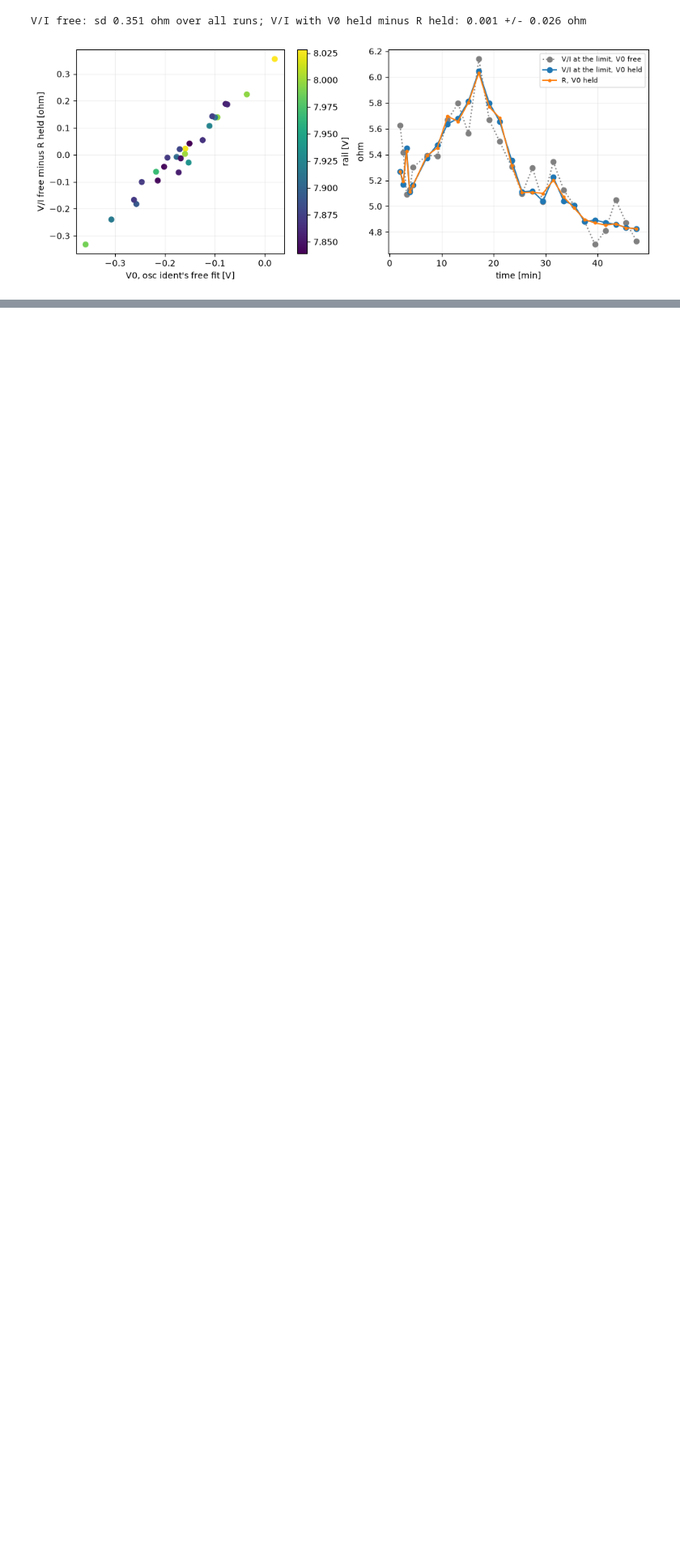
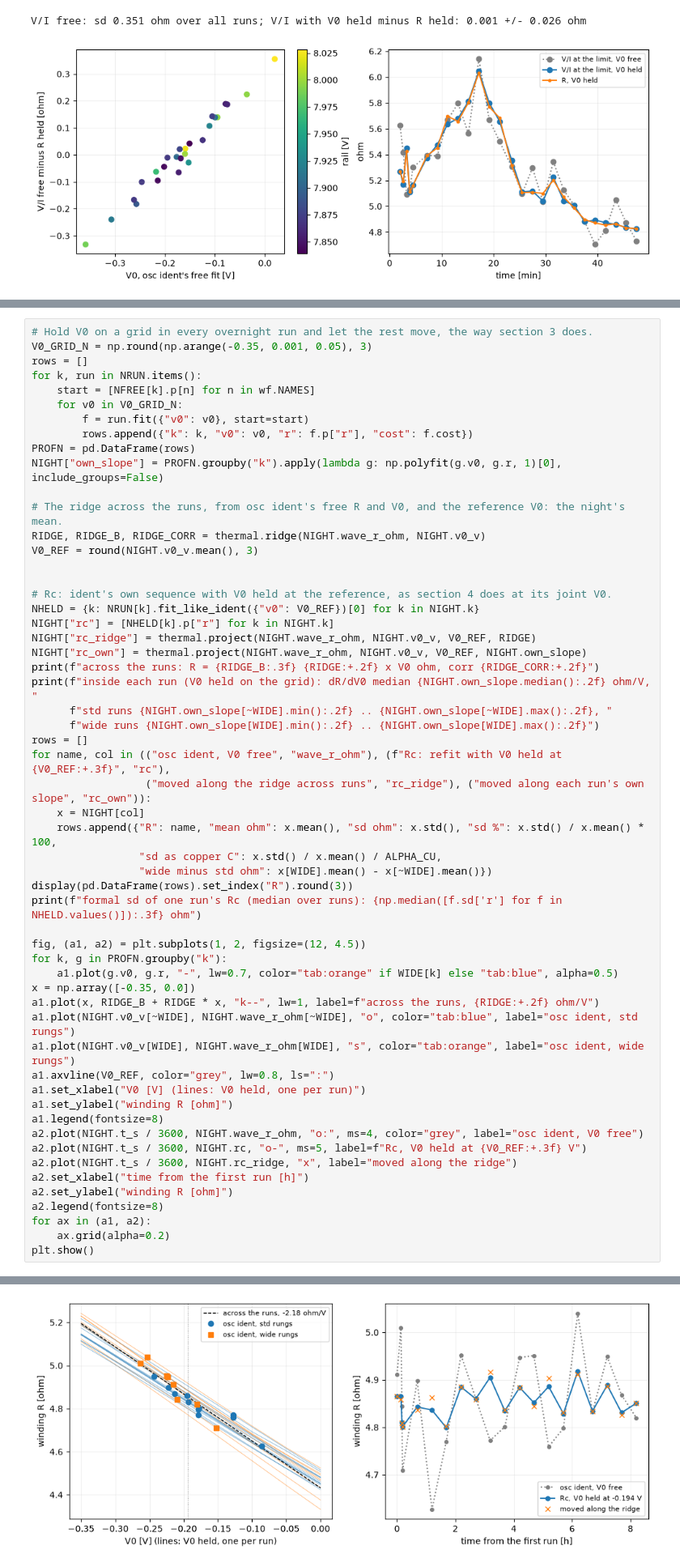
Before and after one commit to OpenServoCore/open-servo-core, a Jupyter notebook: notebooks/14-winding-r-as-a-thermometer.ipynb, the cells around one changed output, grey strips where cells are left out. Shown at 81% size. Cells and saved outputs as stored; diff of their text form; blank space fills up the shorter version.

```diff
--- a/notebooks/14-winding-r-as-a-thermometer.ipynb
+++ b/notebooks/14-winding-r-as-a-thermometer.ipynb
@@ -1022,0 +1170,57 @@ landing where the bridge and the offset cancel at 0.253 A. It is not a rule.
+# %%
+# Hold V0 on a grid in every overnight run and let the rest move, the way section 3 does.
+V0_GRID_N = np.round(np.arange(-0.35, 0.001, 0.05), 3)
+rows = []
+for k, run in NRUN.items():
+    start = [NFREE[k].p[n] for n in wf.NAMES]
+    for v0 in V0_GRID_N:
+        f = run.fit({"v0": v0}, start=start)
+        rows.append({"k": k, "v0": v0, "r": f.p["r"], "cost": f.cost})
+PROFN = pd.DataFrame(rows)
+NIGHT["own_slope"] = PROFN.groupby("k").apply(lambda g: np.polyfit(g.v0, g.r, 1)[0], include_groups=False)
+
+# The ridge across the runs, from osc ident's free R and V0, and the reference V0: the night's mean.
+RIDGE, RIDGE_B, RIDGE_CORR = thermal.ridge(NIGHT.wave_r_ohm, NIGHT.v0_v)
+V0_REF = round(NIGHT.v0_v.mean(), 3)
+
+
+# Rc: ident's own sequence with V0 held at the reference, as section 4 does at its joint V0.
+NHELD = {k: NRUN[k].fit_like_ident({"v0": V0_REF})[0] for k in NIGHT.k}
+NIGHT["rc"] = [NHELD[k].p["r"] for k in NIGHT.k]
+NIGHT["rc_ridge"] = thermal.project(NIGHT.wave_r_ohm, NIGHT.v0_v, V0_REF, RIDGE)
+NIGHT["rc_own"] = thermal.project(NIGHT.wave_r_ohm, NIGHT.v0_v, V0_REF, NIGHT.own_slope)
+print(f"across the runs: R = {RIDGE_B:.3f} {RIDGE:+.2f} x V0 ohm, corr {RIDGE_CORR:+.2f}")
+print(f"inside each run (V0 held on the grid): dR/dV0 median {NIGHT.own_slope.median():.2f} ohm/V, "
+      f"std runs {NIGHT.own_slope[~WIDE].min():.2f} .. {NIGHT.own_slope[~WIDE].max():.2f}, "
+      f"wide runs {NIGHT.own_slope[WIDE].min():.2f} .. {NIGHT.own_slope[WIDE].max():.2f}")
+rows = []
+for name, col in (("osc ident, V0 free", "wave_r_ohm"), (f"Rc: refit with V0 held at {V0_REF:+.3f}", "rc"),
+                  ("moved along the ridge across runs", "rc_ridge"), ("moved along each run's own slope", "rc_own")):
+    x = NIGHT[col]
+    rows.append({"R": name, "mean ohm": x.mean(), "sd ohm": x.std(), "sd %": x.std() / x.mean() * 100,
+                 "sd as copper C": x.std() / x.mean() / ALPHA_CU,
+                 "wide minus std ohm": x[WIDE].mean() - x[~WIDE].mean()})
+display(pd.DataFrame(rows).set_index("R").round(3))
+print(f"formal sd of one run's Rc (median over runs): {np.median([f.sd['r'] for f in NHELD.values()]):.3f} ohm")
+
+fig, (a1, a2) = plt.subplots(1, 2, figsize=(12, 4.5))
+for k, g in PROFN.groupby("k"):
+    a1.plot(g.v0, g.r, "-", lw=0.7, color="tab:orange" if WIDE[k] else "tab:blue", alpha=0.5)
+x = np.array([-0.35, 0.0])
+a1.plot(x, RIDGE_B + RIDGE * x, "k--", lw=1, label=f"across the runs, {RIDGE:+.2f} ohm/V")
+a1.plot(NIGHT.v0_v[~WIDE], NIGHT.wave_r_ohm[~WIDE], "o", color="tab:blue", label="osc ident, std rungs")
+a1.plot(NIGHT.v0_v[WIDE], NIGHT.wave_r_ohm[WIDE], "s", color="tab:orange", label="osc ident, wide rungs")
+a1.axvline(V0_REF, color="grey", lw=0.8, ls=":")
+a1.set_xlabel("V0 [V] (lines: V0 held, one per run)")
+a1.set_ylabel("winding R [ohm]")
+a1.legend(fontsize=8)
+a2.plot(NIGHT.t_s / 3600, NIGHT.wave_r_ohm, "o:", ms=4, color="grey", label="osc ident, V0 free")
+a2.plot(NIGHT.t_s / 3600, NIGHT.rc, "o-", ms=5, label=f"Rc, V0 held at {V0_REF:+.3f} V")
+a2.plot(NIGHT.t_s / 3600, NIGHT.rc_ridge, "x", label="moved along the ridge")
+a2.set_xlabel("time from the first run [h]")
+a2.set_ylabel("winding R [ohm]")
+a2.legend(fontsize=8)
+for ax in (a1, a2):
+    ax.grid(alpha=0.2)
+plt.show()
+# %% [output]
@@ -1022,0 +1236 @@ landing where the bridge and the offset cancel at 0.253 A. It is not a rule.
+[figure, added]
```
Also changed, not shown: parts of 27 cells of this notebook.
